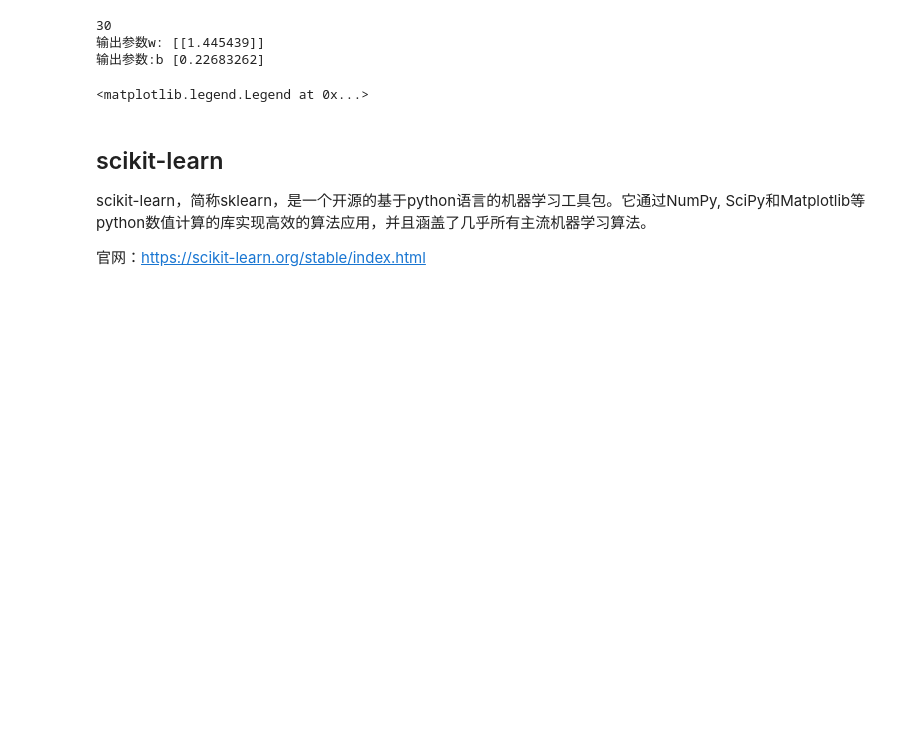
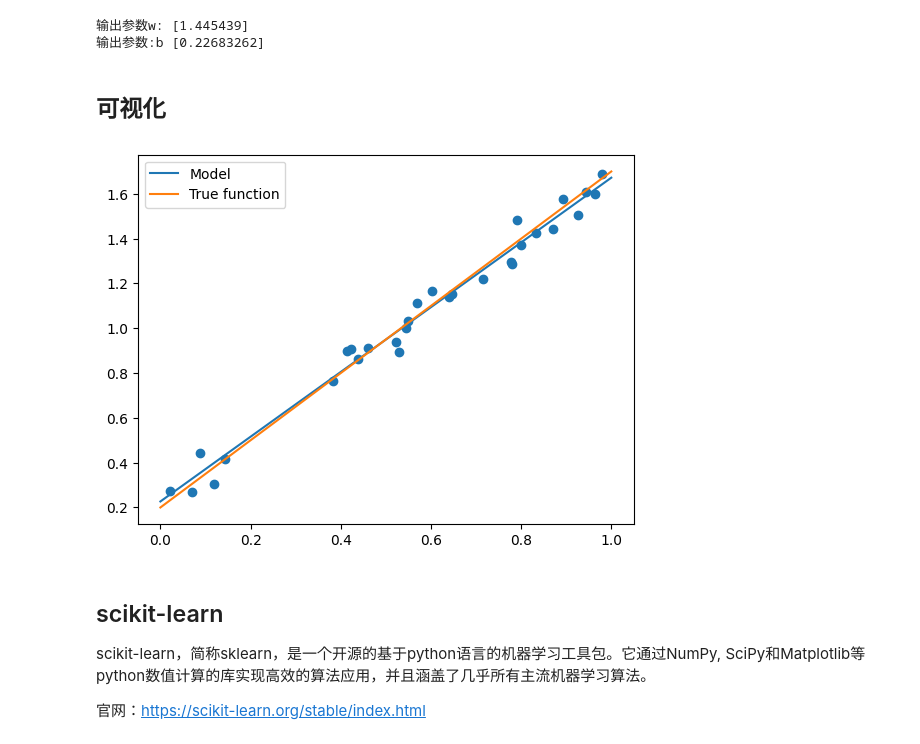
Before and after one commit to datawhalechina/machine-learning-toy-code, a Jupyter notebook: LinearRegression/LinearRegression.ipynb, the cells around one changed output. Saved outputs shown, nothing was run; the diff lists cells and outputs as text; code cells hidden in the pictures; blank space fills up the shorter version.

```diff
--- a/LinearRegression/LinearRegression.ipynb
+++ b/LinearRegression/LinearRegression.ipynb
@@ -30,42 +50,28 @@ $$
 # %%
-import numpy as np
-import matplotlib.pyplot as plt
-
-def true_fun(X):
-    return 1.5*X + 0.2
-
-np.random.seed(0) # 随机种子
-n_samples = 30
-'''生成随机数据作为训练集'''
-train_X = np.sort(np.random.rand(n_samples))
-train_y = (true_fun(train_X) + np.random.randn(n_samples) * 0.05).reshape(n_samples,1)
-data_X = []
-for x in train_X:
-    data_X.append([1,x])
-data_X = np.array((data_X))
-m,n = np.shape(data_X) # m, 数据量 n: 特征数
-
-maxiter = 1000 # 迭代数
-weights = np.ones((n,1))
+m,p = np.shape(data_X) # m, 数据量 p: 特征数
+max_iter = 1000 # 迭代数
+weights = np.ones((p,1))
 alpha = 0.1 # 学习率
-for i in range(0,maxiter):
-    error = np.dot(data_X,weights)- train_y
+for i in range(0,max_iter):
+    error = np.dot(data_X,weights)- y_train
     gradient = data_X.transpose().dot(error)/m
     weights = weights - alpha * gradient
-print("输出参数w:",weights[1:]) # 输出模型参数w
+print("输出参数w:",weights[1:][0]) # 输出模型参数w
 print("输出参数:b",weights[0]) # 输出参数b
-
-
-test_X = np.linspace(0, 1, 100)
-plt.plot(test_X, test_X*weights[1][0]+weights[0][0], label="Model")
-plt.plot(test_X, true_fun(test_X), label="True function")
-plt.scatter(train_X,train_y) # 画出训练集的点
-plt.legend(loc="best")
 # %% [output]
-30
-输出参数w: [[1.445439]]
+输出参数w: [1.445439]
 输出参数:b [0.22683262]
-<matplotlib.legend.Legend at 0x...>
+# %% [markdown]
+## 可视化
+# %%
+X_test = np.linspace(0, 1, 100)
+plt.plot(X_test, X_test*weights[1][0]+weights[0][0], label="Model")
+plt.plot(X_test, true_fun(X_test), label="True function")
+plt.scatter(X_train,y_train) # 画出训练集的点
+plt.legend(loc="best")
+plt.show()
+# %% [output]
+[figure, added]
 # %% [markdown]
 ## scikit-learn
 scikit-learn，简称sklearn，是一个开源的基于python语言的机器学习工具包。它通过NumPy, SciPy和Matplotlib等python数值计算的库实现高效的算法应用，并且涵盖了几乎所有主流机器学习算法。
```
Also changed, not shown: parts of 8 cells of this notebook, 3 other files.
